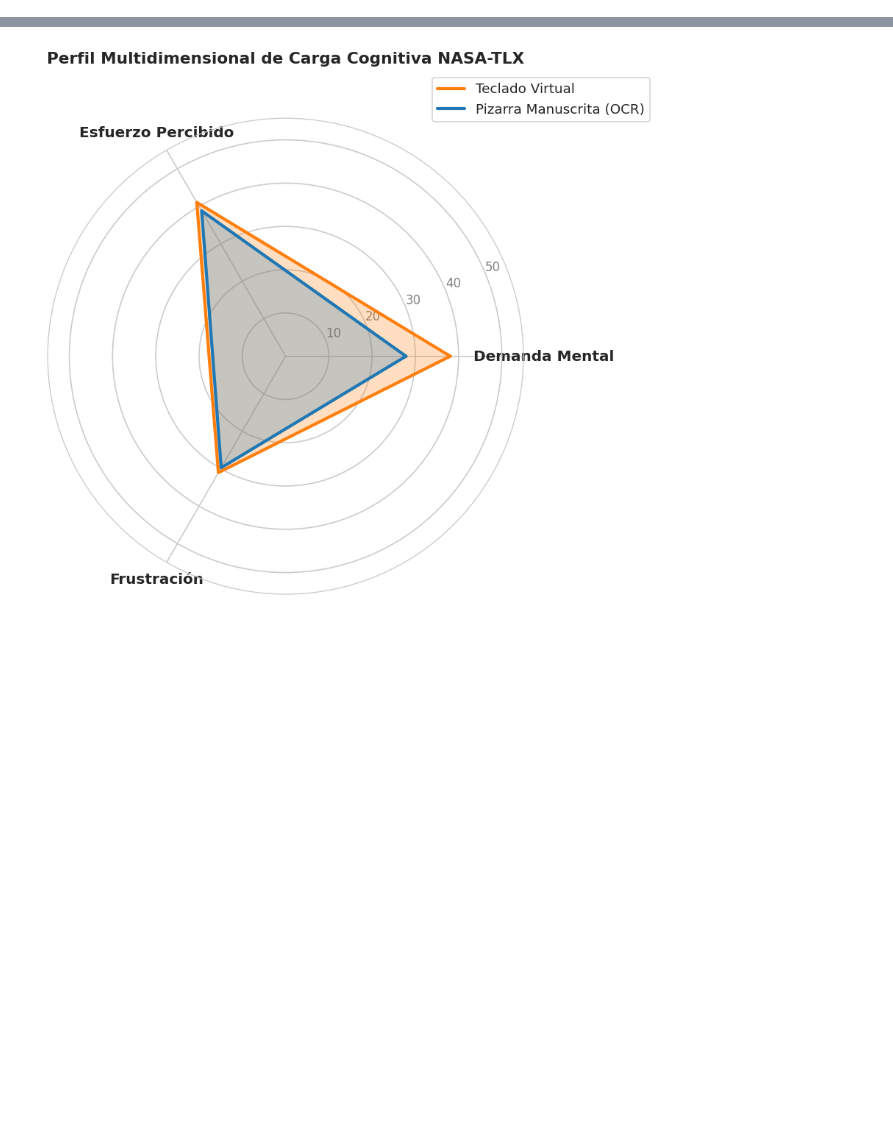
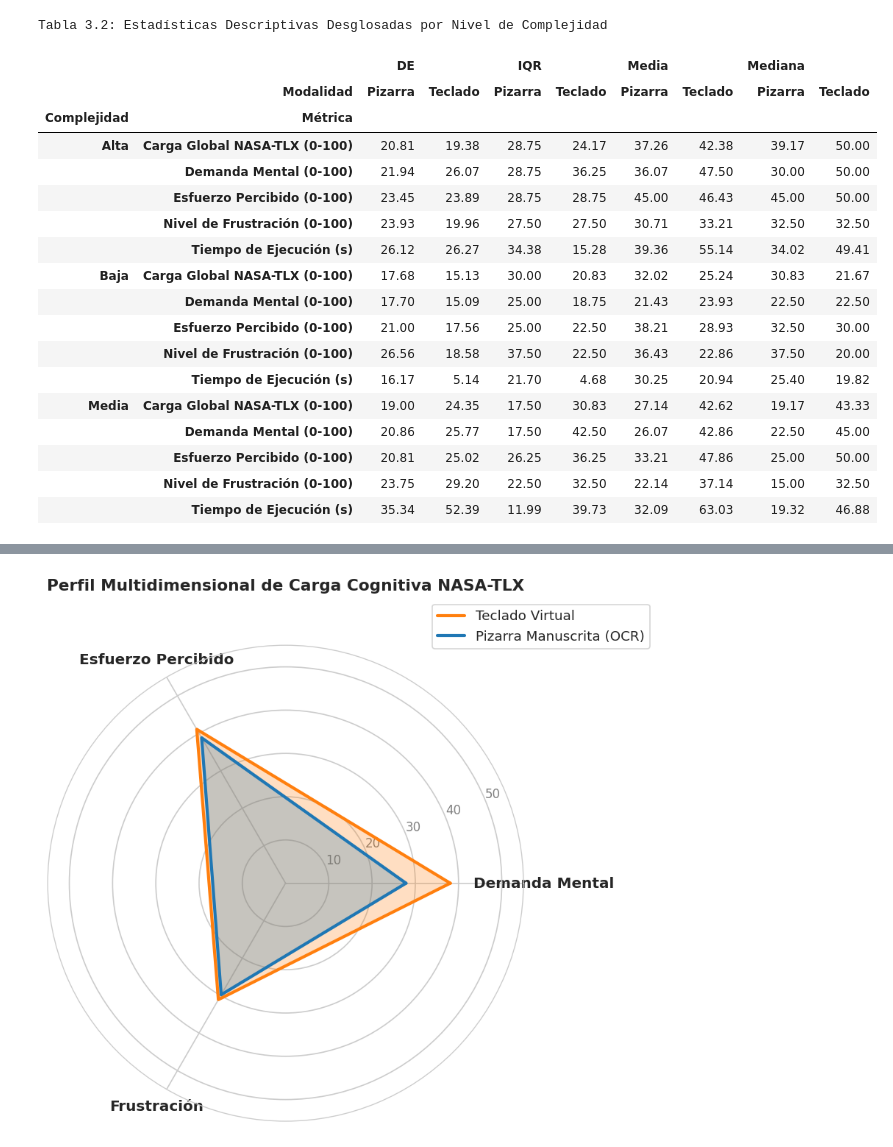
Before and after one commit to NyRoo12/analisis_datos_estudiantes, a Jupyter notebook: analisis_resultados_estudio.ipynb, the cells around one changed output, grey strips where cells are left out. Saved outputs shown, nothing was run; the diff lists cells and outputs as text; code cells hidden in the pictures; blank space fills up the shorter version.

```diff
--- a/analisis_resultados_estudio.ipynb
+++ b/analisis_resultados_estudio.ipynb
@@ -466,0 +235,40 @@ plt.show()
+# %%
+# 2. Tabla 3.2: Descriptivas Desagregadas por Complejidad
+desc_comp_list = []
+for comp in ['Baja', 'Media', 'Alta']:
+    for m in metrics:
+        for cond in ['pizarra', 'teclado']:
+            sub = df[(df['complexity'] == comp) & (df['condicion'] == cond)][m]
+            desc_comp_list.append({
+                'Complejidad': comp,
+                'Métrica': metric_names[m],
+                'Modalidad': 'Pizarra' if cond == 'pizarra' else 'Teclado',
+                'Media': sub.mean(),
+                'DE': sub.std(),
+                'Mediana': sub.median(),
+                'IQR': sub.quantile(0.75) - sub.quantile(0.25)
+            })
+
+df_desc_comp = pd.DataFrame(desc_comp_list)
+pivot_desc = df_desc_comp.pivot_table(index=['Complejidad', 'Métrica'], columns='Modalidad', values=['Media', 'DE', 'Mediana', 'IQR'])
+display(pivot_desc.style.format('{:.2f}').set_caption("Tabla 3.2: Estadísticas Descriptivas Desglosadas por Nivel de Complejidad"))
+# %% [output]
+Tabla 3.2: Estadísticas Descriptivas Desglosadas por Nivel de Complejidad
+|  |  | DE |  | IQR |  | Media |  | Mediana |  |
+|  | Modalidad | Pizarra | Teclado | Pizarra | Teclado | Pizarra | Teclado | Pizarra | Teclado |
+| Complejidad | Métrica |  |  |  |  |  |  |  |  |
+| Alta | Carga Global NASA-TLX (0-100) | 20.81 | 19.38 | 28.75 | 24.17 | 37.26 | 42.38 | 39.17 | 50.00 |
+|  | Demanda Mental (0-100) | 21.94 | 26.07 | 28.75 | 36.25 | 36.07 | 47.50 | 30.00 | 50.00 |
+|  | Esfuerzo Percibido (0-100) | 23.45 | 23.89 | 28.75 | 28.75 | 45.00 | 46.43 | 45.00 | 50.00 |
+|  | Nivel de Frustración (0-100) | 23.93 | 19.96 | 27.50 | 27.50 | 30.71 | 33.21 | 32.50 | 32.50 |
+|  | Tiempo de Ejecución (s) | 26.12 | 26.27 | 34.38 | 15.28 | 39.36 | 55.14 | 34.02 | 49.41 |
+| Baja | Carga Global NASA-TLX (0-100) | 17.68 | 15.13 | 30.00 | 20.83 | 32.02 | 25.24 | 30.83 | 21.67 |
+|  | Demanda Mental (0-100) | 17.70 | 15.09 | 25.00 | 18.75 | 21.43 | 23.93 | 22.50 | 22.50 |
+|  | Esfuerzo Percibido (0-100) | 21.00 | 17.56 | 25.00 | 22.50 | 38.21 | 28.93 | 32.50 | 30.00 |
+|  | Nivel de Frustración (0-100) | 26.56 | 18.58 | 37.50 | 22.50 | 36.43 | 22.86 | 37.50 | 20.00 |
+|  | Tiempo de Ejecución (s) | 16.17 | 5.14 | 21.70 | 4.68 | 30.25 | 20.94 | 25.40 | 19.82 |
+| Media | Carga Global NASA-TLX (0-100) | 19.00 | 24.35 | 17.50 | 30.83 | 27.14 | 42.62 | 19.17 | 43.33 |
+|  | Demanda Mental (0-100) | 20.86 | 25.77 | 17.50 | 42.50 | 26.07 | 42.86 | 22.50 | 45.00 |
+|  | Esfuerzo Percibido (0-100) | 20.81 | 25.02 | 26.25 | 36.25 | 33.21 | 47.86 | 25.00 | 50.00 |
+|  | Nivel de Frustración (0-100) | 23.75 | 29.20 | 22.50 | 32.50 | 22.14 | 37.14 | 15.00 | 32.50 |
+|  | Tiempo de Ejecución (s) | 35.34 | 52.39 | 11.99 | 39.73 | 32.09 | 63.03 | 19.32 | 46.88 |
```
Also changed, not shown: parts of 40 cells of this notebook.
